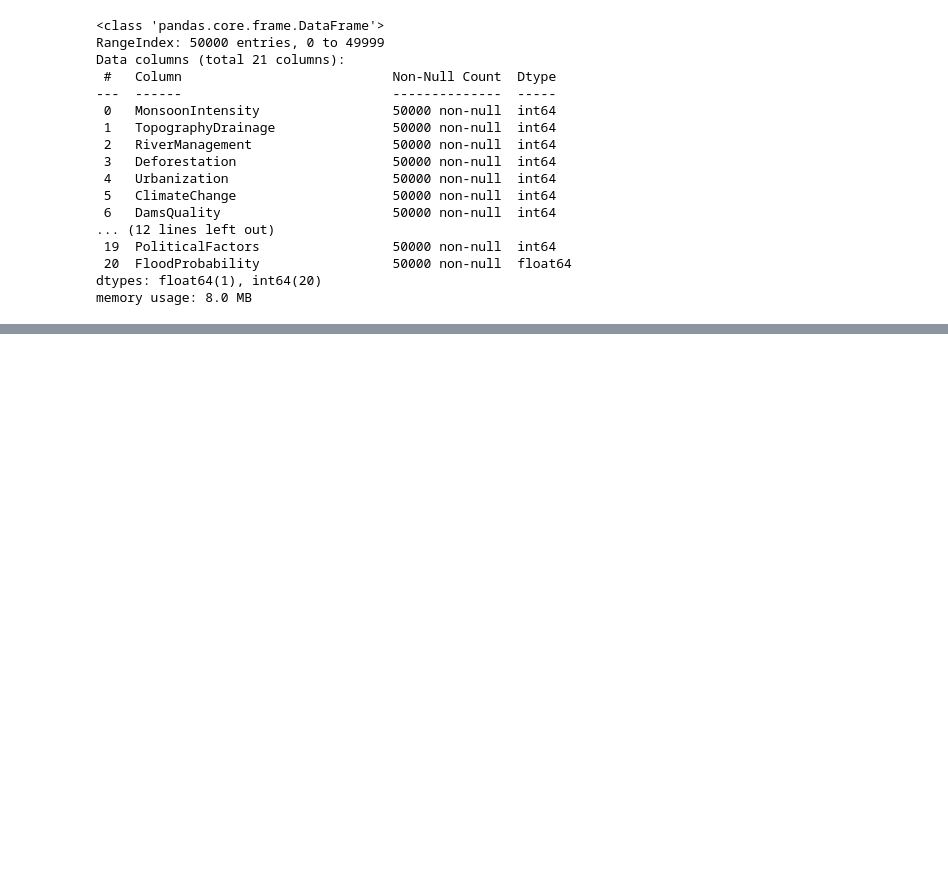
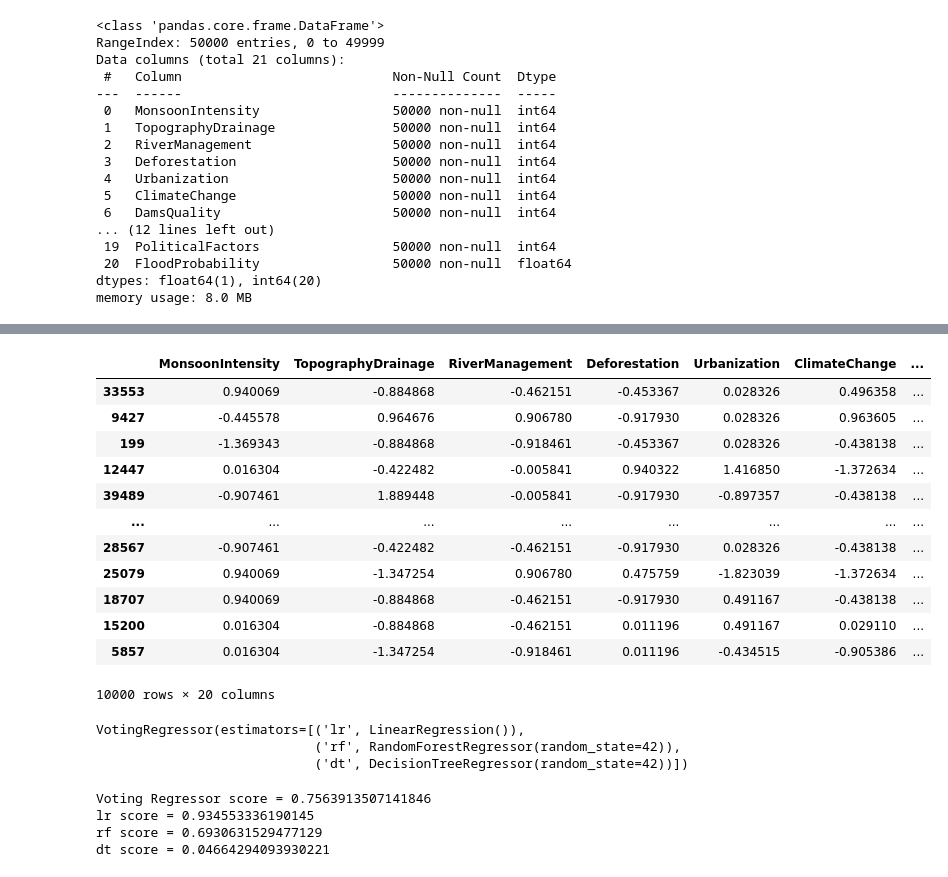
Before and after one commit to MorawoLekanDavid/ML_projects, a Jupyter notebook: flood_detection.ipynb, the cells around one changed output, grey strips where cells are left out. Cells and saved outputs as stored; diff of their text form; code cells hidden in the pictures; blank space fills up the shorter version.

```diff
--- a/flood_detection.ipynb
+++ b/flood_detection.ipynb
@@ -39,0 +93,3 @@ memory usage: 8.0 MB
+# %%
+from sklearn.model_selection import train_test_split
+X_train,X_test, y_train,y_test = train_test_split(X,y, test_size = 0.2, random_state=42)
@@ -39,0 +117,20 @@ memory usage: 8.0 MB
+# %%
+from sklearn.preprocessing import StandardScaler
+from sklearn.pipeline import make_pipeline
+pre_pipeline = make_pipeline(OutlierRemover(), StandardScaler())
+# %%
+from sklearn.compose import ColumnTransformer
+num_columns = df.select_dtypes(include=['int64']).columns.drop('FloodProbability', errors = 'ignore')
+preprocessor = ColumnTransformer(
+    transformers = [
+        ('num', pre_pipeline,num_columns)
+    ]
+)
+x_train_encoded = preprocessor.fit_transform(X_train)
+# %%
+num_feature_names = num_columns
+# Creating the DataFrame
+X_train_encoded = pd.DataFrame(x_train_encoded, columns=num_feature_names, index=X_train.index)
+
+# Check the transformed DataFrame
+X_train_encoded.head()
@@ -39,0 +144,48 @@ memory usage: 8.0 MB
+# %%
+from sklearn.ensemble import RandomForestRegressor, VotingRegressor
+from sklearn.linear_model import LinearRegression
+from sklearn.tree import DecisionTreeRegressor
+
+# Defining the regressors
+voting_reg = VotingRegressor(
+    estimators=[
+        ('lr', LinearRegression()),
+        ('rf', RandomForestRegressor(random_state=42)),
+        ('dt', DecisionTreeRegressor(random_state = 42))
+    ]
+)
+x_test_encoded = preprocessor.fit_transform(X_test)
+X_test_encoded = pd.DataFrame(x_test_encoded, columns=num_feature_names, index=X_test.index)
+X_test_encoded
+# %% [output]
+|  | MonsoonIntensity | TopographyDrainage | RiverManagement | Deforestation | Urbanization | ClimateChange | ... |
+| 33553 | 0.940069 | -0.884868 | -0.462151 | -0.453367 | 0.028326 | 0.496358 | ... |
+| 9427 | -0.445578 | 0.964676 | 0.906780 | -0.917930 | 0.028326 | 0.963605 | ... |
+| 199 | -1.369343 | -0.884868 | -0.918461 | -0.453367 | 0.028326 | -0.438138 | ... |
+| 12447 | 0.016304 | -0.422482 | -0.005841 | 0.940322 | 1.416850 | -1.372634 | ... |
+| 39489 | -0.907461 | 1.889448 | -0.005841 | -0.917930 | -0.897357 | -0.438138 | ... |
+| ... | ... | ... | ... | ... | ... | ... | ... |
+| 28567 | -0.907461 | -0.422482 | -0.462151 | -0.917930 | 0.028326 | -0.438138 | ... |
+| 25079 | 0.940069 | -1.347254 | 0.906780 | 0.475759 | -1.823039 | -1.372634 | ... |
+| 18707 | 0.940069 | -0.884868 | -0.462151 | -0.917930 | 0.491167 | -0.438138 | ... |
+| 15200 | 0.016304 | -0.884868 | -0.462151 | 0.011196 | 0.491167 | 0.029110 | ... |
+| 5857 | 0.016304 | -1.347254 | -0.918461 | 0.011196 | -0.434515 | -0.905386 | ... |
+10000 rows × 20 columns
+# %%
+# Fit the Voting Regressor on the training data
+voting_reg.fit(X_train_encoded, y_train)
+# %% [output]
+VotingRegressor(estimators=[('lr', LinearRegression()),
+                            ('rf', RandomForestRegressor(random_state=42)),
+                            ('dt', DecisionTreeRegressor(random_state=42))])
+# %%
+# Print the score of the VotingRegressor
+print(f"Voting Regressor score = {voting_reg.score(X_test_encoded, y_test)}")
+# Loop through each estimator in the Voting Regressor and print individual scores
+for name, clf in voting_reg.named_estimators_.items():
+    print(f"{name} score = {clf.score(X_test_encoded, y_test)}")
+# %% [output]
+Voting Regressor score = 0.7563913507141846
+lr score = 0.934553336190145
+rf score = 0.6930631529477129
+dt score = 0.04664294093930221
```
Also changed, not shown: parts of 9 cells of this notebook.
